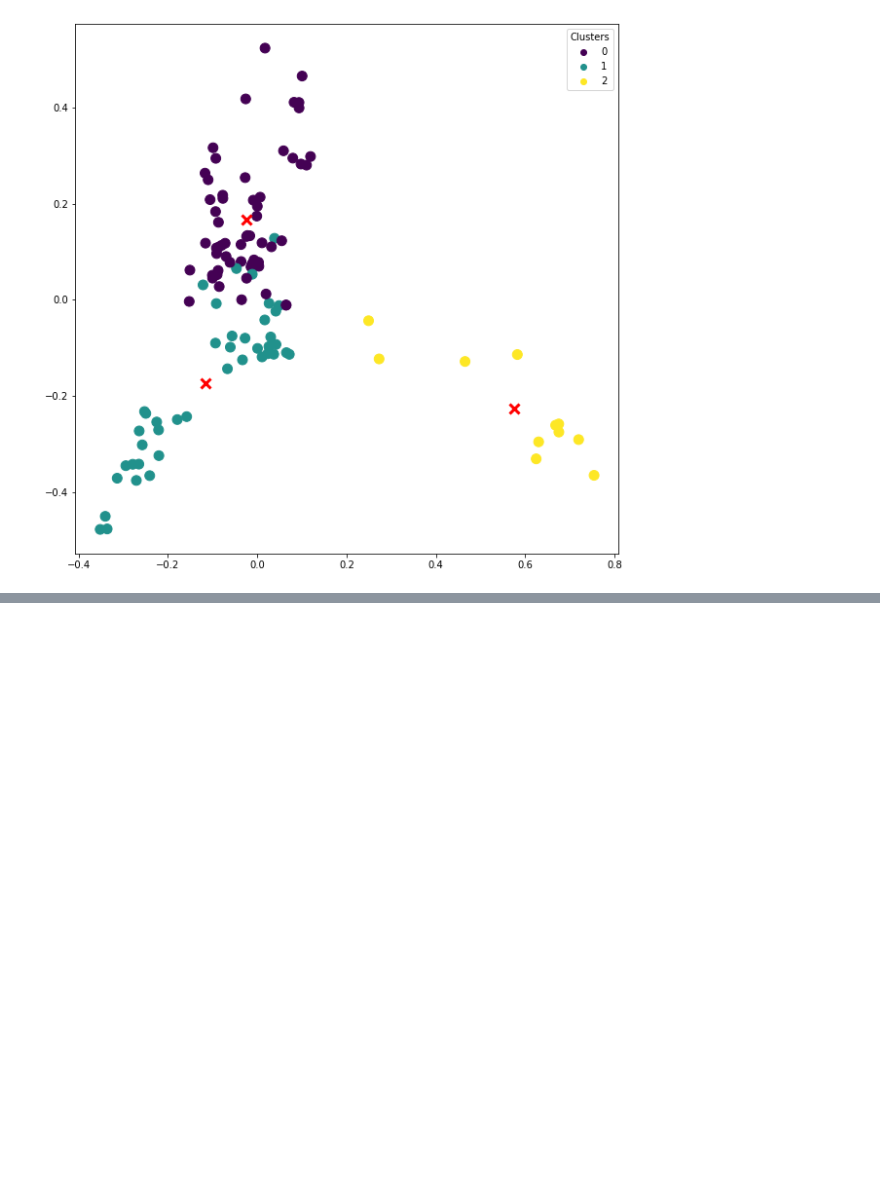
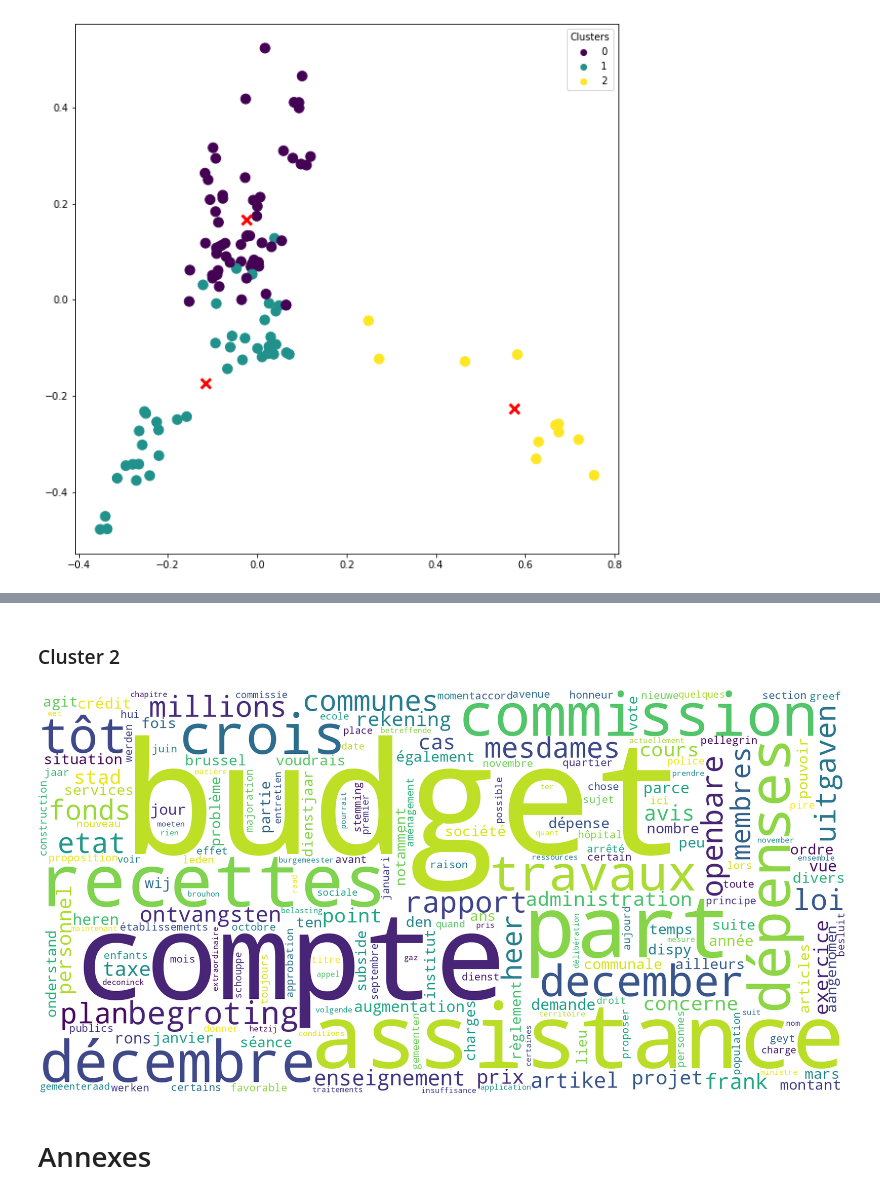
Before and after one commit to MariCanizo/tac, a Jupyter notebook: tp3/Clustering.ipynb, the cells around one changed output, grey strips where cells are left out. Drawn from its saved outputs; the diff is of its cells as text; code cells hidden in the pictures; blank space fills up the shorter version.

```diff
--- a/tp3/Clustering.ipynb
+++ b/tp3/Clustering.ipynb
@@ -195 +268,9 @@ plt.legend(handles=scatter.legend_elements()[0], labels=set(clusters), title="Cl
+# %% [markdown]
+### Cluster 2
+# %%
+Image(filename=os.path.join(temp_path, f"cloud-cluster-2.png"))
+# %% [output]
+[figure, added]
+# %% [markdown]
+# Annexes
 # %% [markdown]
```
Also changed, not shown: parts of 14 cells of this notebook.
